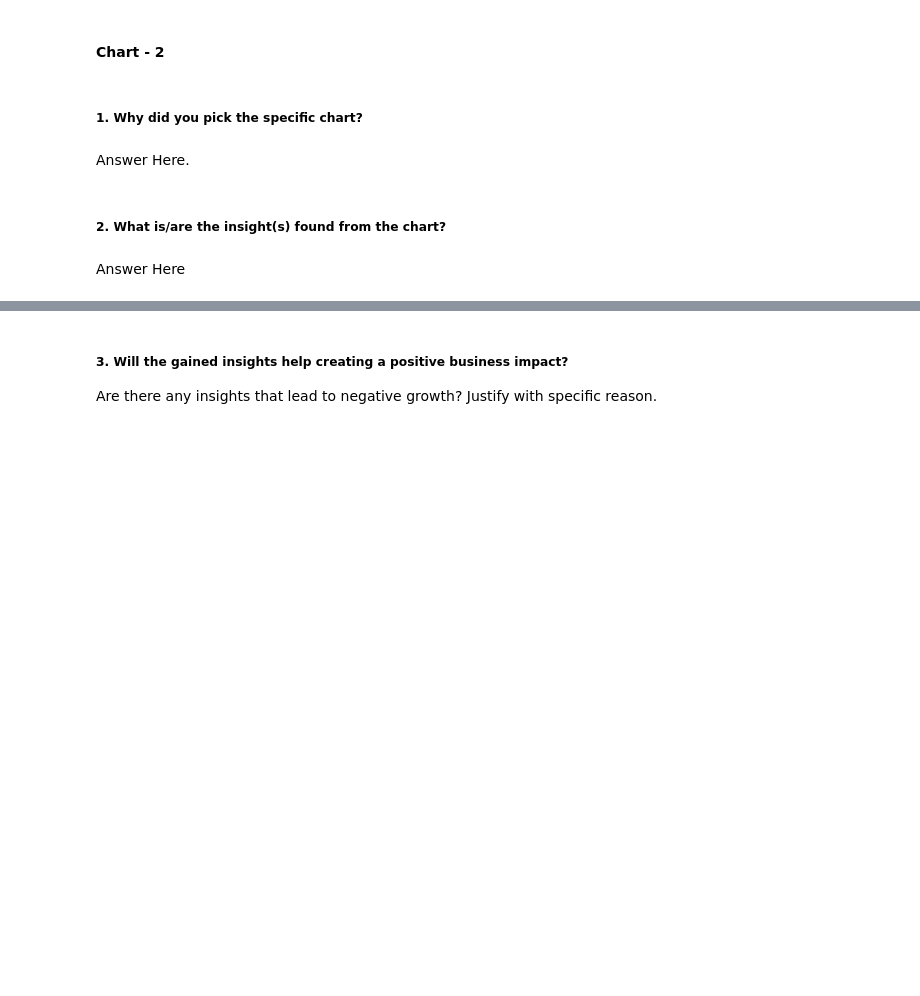
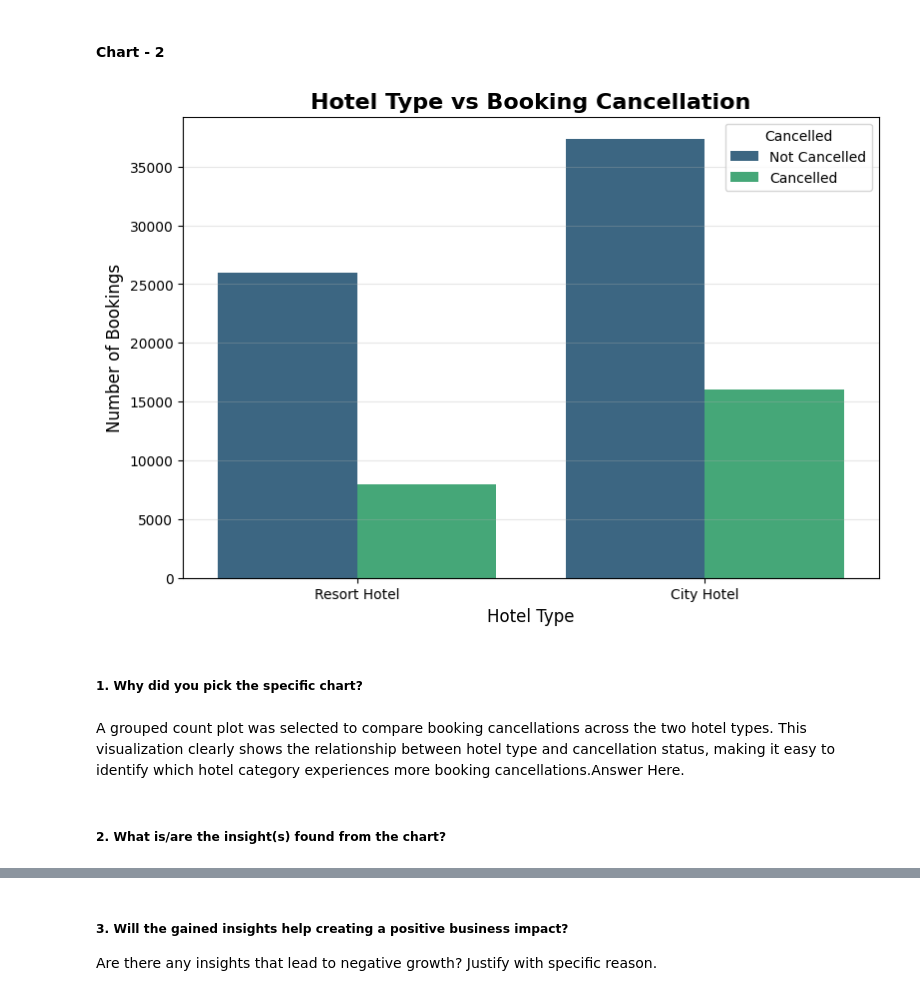
Before and after one commit to asmita214/Hotel-Booking-EDA, a Jupyter notebook: Sample_EDA_Submission_Template.ipynb, the cells around one changed output, grey strips where cells are left out. Cells and saved outputs as stored; diff of their text form; code cells hidden in the pictures; blank space fills up the shorter version.

```diff
--- a/Sample_EDA_Submission_Template.ipynb
+++ b/Sample_EDA_Submission_Template.ipynb
@@ -406,8 +434,29 @@ Answer Here
+# %%
+plt.figure(figsize=(9,6))
+sns.countplot(
+    data=df1,
+    x='hotel',
+    hue='is_canceled',
+    palette='viridis'
+)
+plt.title(
+    'Hotel Type vs Booking Cancellation',
+    fontsize=16,
+    fontweight='bold'
+)
+plt.xlabel('Hotel Type', fontsize=12)
+plt.ylabel('Number of Bookings', fontsize=12)
+plt.legend(
+    title='Cancelled',
+    labels=['Not Cancelled', 'Cancelled']
+)
+plt.grid(axis='y', alpha=0.3)
+plt.show()
+# %% [output]
+[figure, added]
 # %% [markdown]
 ##### 1. Why did you pick the specific chart?
-# %% [markdown]
-Answer Here.
+# %% [markdown]
+A grouped count plot was selected to compare booking cancellations across the two hotel types. This visualization clearly shows the relationship between hotel type and cancellation status, making it easy to identify which hotel category experiences more booking cancellations.Answer Here.
 # %% [markdown]
 ##### 2. What is/are the insight(s) found from the chart?
-# %% [markdown]
-Answer Here
```
Also changed, not shown: parts of 20 cells of this notebook.
